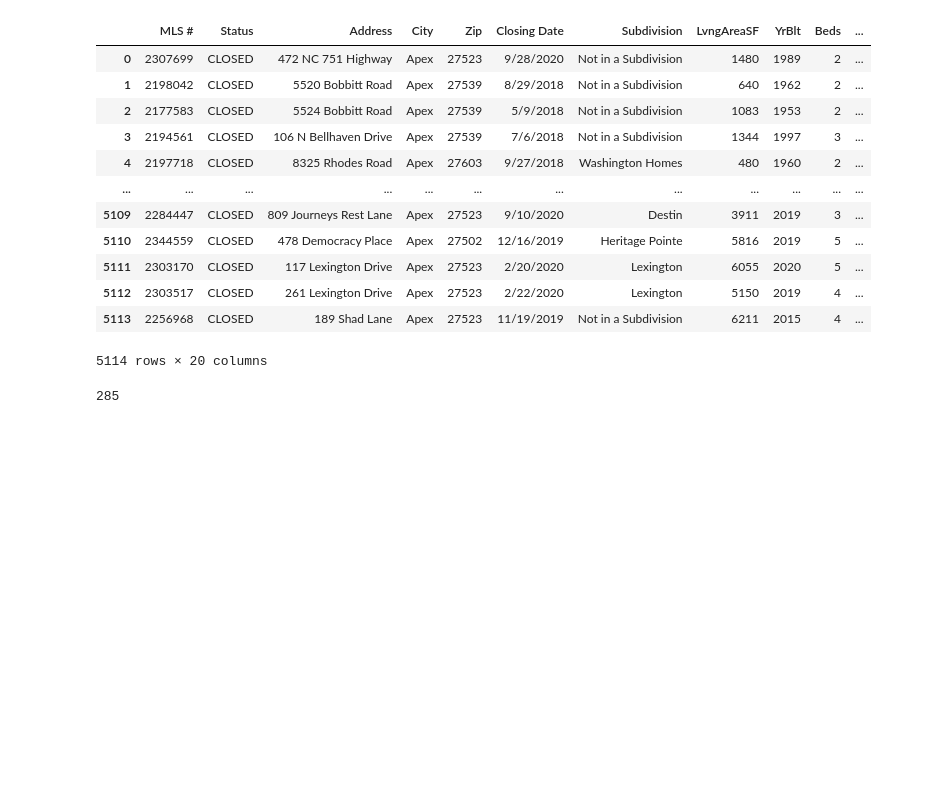
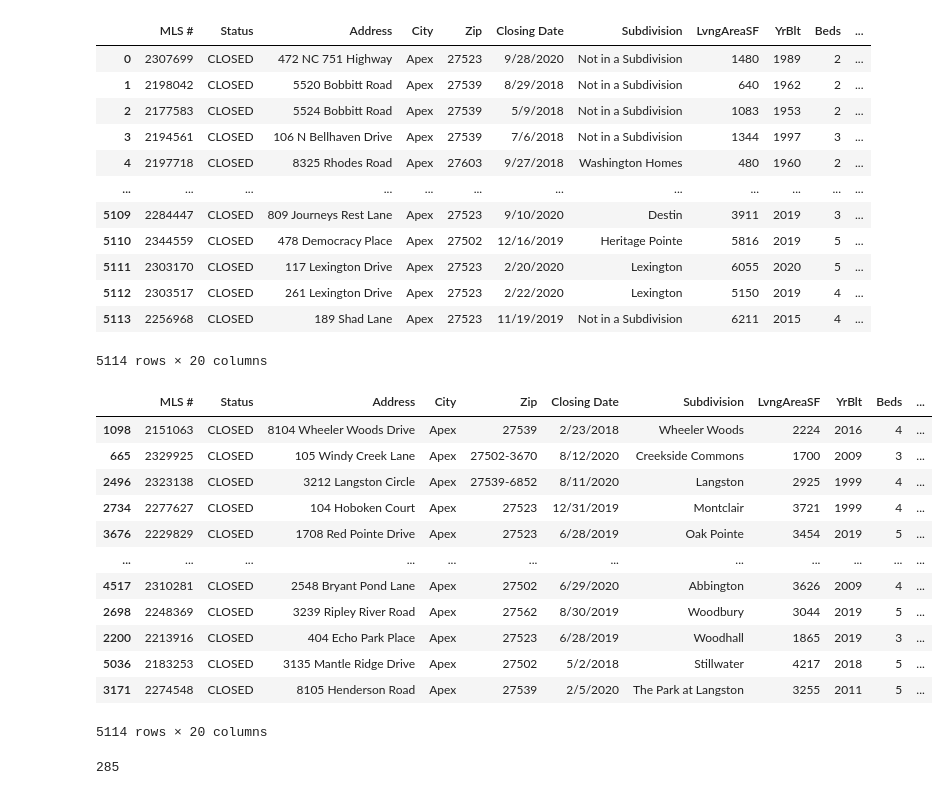
Before and after one commit to taftap8/apex_real_estate, a Jupyter notebook: Apex_RE.ipynb, the cells around one changed output. Saved outputs shown, nothing was run; the diff lists cells and outputs as text; code cells hidden in the pictures; blank space fills up the shorter version.

```diff
--- a/Apex_RE.ipynb
+++ b/Apex_RE.ipynb
@@ -134,6 +134,23 @@ homes_df
 | 5112 | 2303517 | CLOSED | 261 Lexington Drive | Apex | 27523 | 2/22/2020 | Lexington | 5150 | 2019 | 4 | ... |
 | 5113 | 2256968 | CLOSED | 189 Shad Lane | Apex | 27523 | 11/19/2019 | Not in a Subdivision | 6211 | 2015 | 4 | ... |
 5114 rows × 20 columns
+# %%
+random_homes_df = homes_df.sample(frac = 1)
+random_homes_df
+# %% [output]
+|  | MLS # | Status | Address | City | Zip | Closing Date | Subdivision | LvngAreaSF | YrBlt | Beds | ... |
+| 1098 | 2151063 | CLOSED | 8104 Wheeler Woods Drive | Apex | 27539 | 2/23/2018 | Wheeler Woods | 2224 | 2016 | 4 | ... |
+| 665 | 2329925 | CLOSED | 105 Windy Creek Lane | Apex | 27502-3670 | 8/12/2020 | Creekside Commons | 1700 | 2009 | 3 | ... |
+| 2496 | 2323138 | CLOSED | 3212 Langston Circle | Apex | 27539-6852 | 8/11/2020 | Langston | 2925 | 1999 | 4 | ... |
+| 2734 | 2277627 | CLOSED | 104 Hoboken Court | Apex | 27523 | 12/31/2019 | Montclair | 3721 | 1999 | 4 | ... |
+| 3676 | 2229829 | CLOSED | 1708 Red Pointe Drive | Apex | 27523 | 6/28/2019 | Oak Pointe | 3454 | 2019 | 5 | ... |
+| ... | ... | ... | ... | ... | ... | ... | ... | ... | ... | ... | ... |
+| 4517 | 2310281 | CLOSED | 2548 Bryant Pond Lane | Apex | 27502 | 6/29/2020 | Abbington | 3626 | 2009 | 4 | ... |
+| 2698 | 2248369 | CLOSED | 3239 Ripley River Road | Apex | 27562 | 8/30/2019 | Woodbury | 3044 | 2019 | 5 | ... |
+| 2200 | 2213916 | CLOSED | 404 Echo Park Place | Apex | 27523 | 6/28/2019 | Woodhall | 1865 | 2019 | 3 | ... |
+| 5036 | 2183253 | CLOSED | 3135 Mantle Ridge Drive | Apex | 27502 | 5/2/2018 | Stillwater | 4217 | 2018 | 5 | ... |
+| 3171 | 2274548 | CLOSED | 8105 Henderson Road | Apex | 27539 | 2/5/2020 | The Park at Langston | 3255 | 2011 | 5 | ... |
+5114 rows × 20 columns
 # %%
 homes_df["Subdivision"].nunique()
 # %% [output]
```
Also changed, not shown: parts of 9 cells of this notebook.
